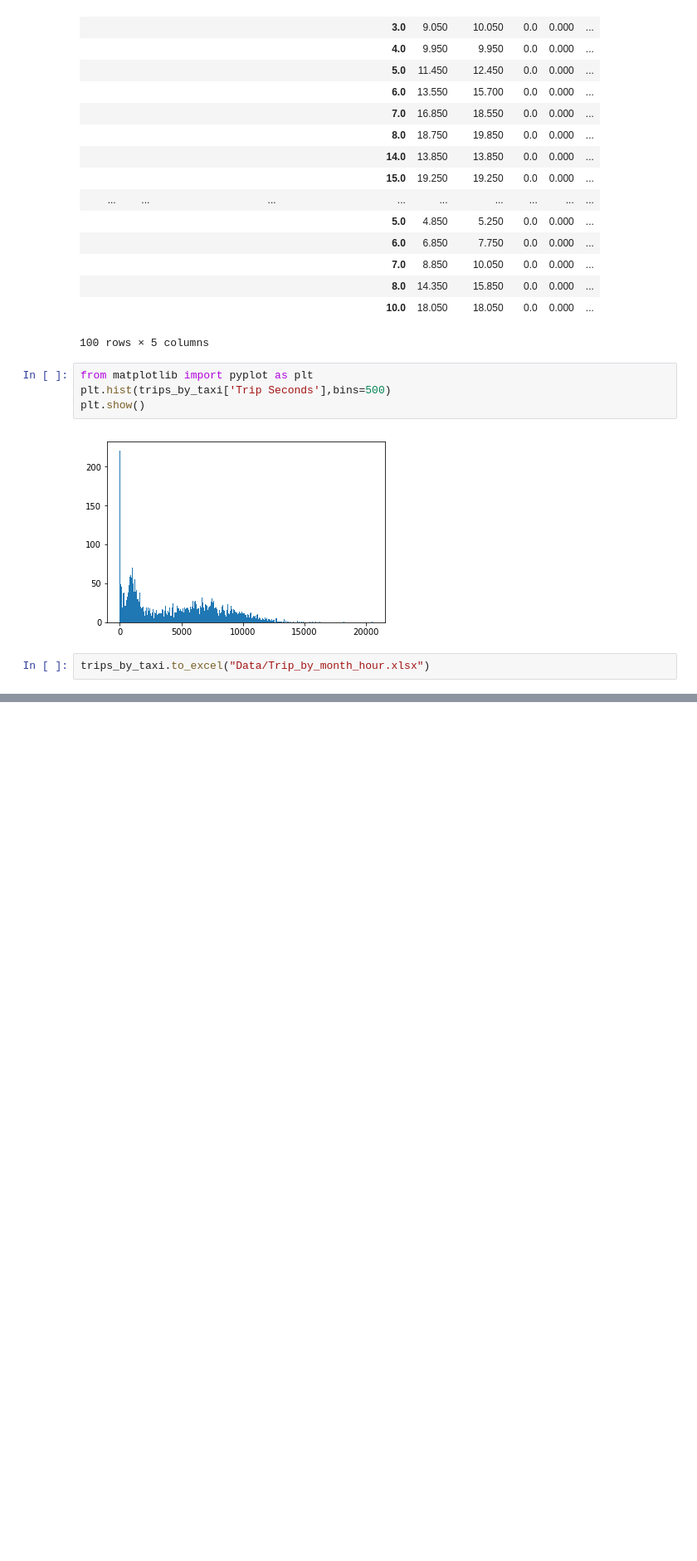
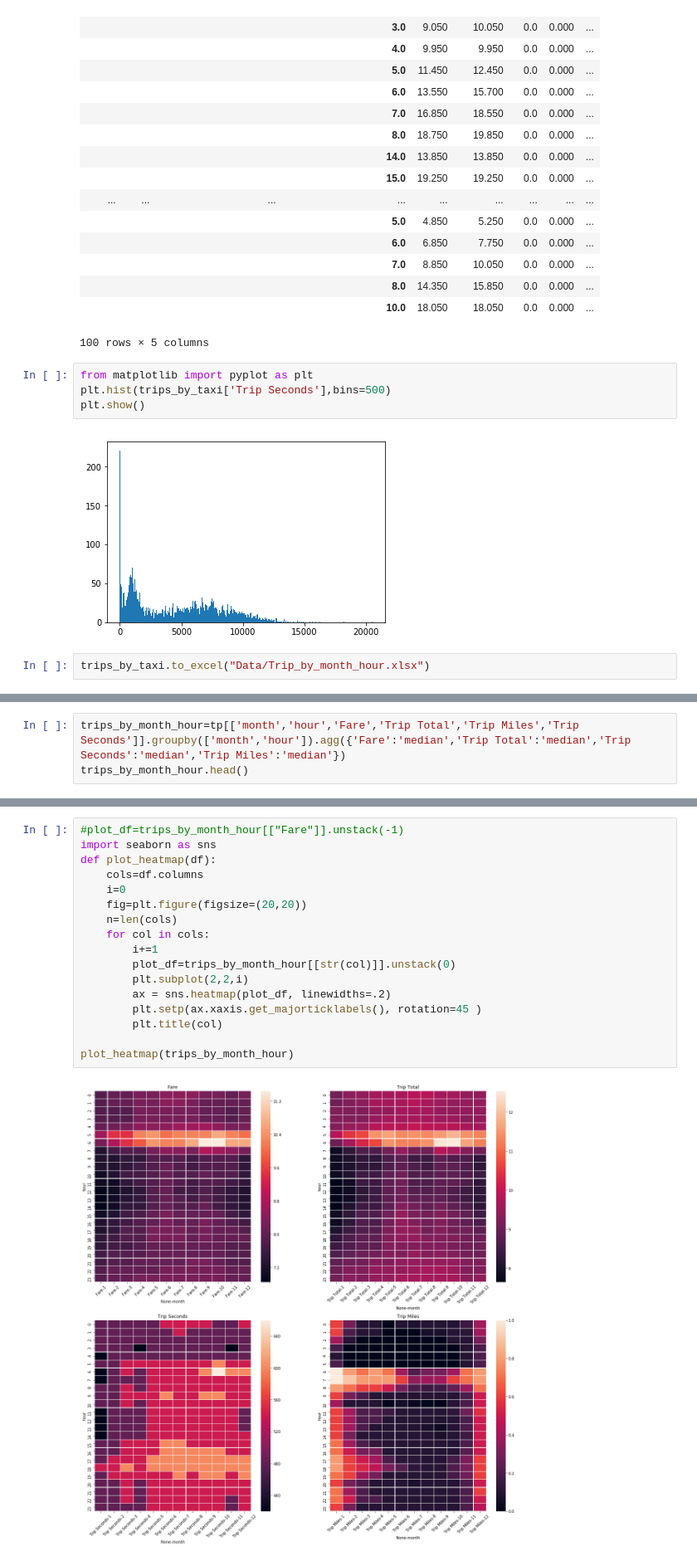
Before and after one commit to vineetgarg93/Chi-Town-Analytica, a Jupyter notebook: Analysis.ipynb, the cells around one changed output, grey strips where cells are left out. Shown at 83% size. Saved outputs shown, nothing was run; the diff lists cells and outputs as text; blank space fills up the shorter version.

Commit message:
Some graphs

```diff
--- a/Analysis.ipynb
+++ b/Analysis.ipynb
@@ -58,0 +72,3 @@ trips_by_taxi.to_excel("Data/Trip_by_month_hour.xlsx")
+# %%
+trips_by_month_hour=tp[['month','hour','Fare','Trip Total','Trip Miles','Trip Seconds']].groupby(['month','hour']).agg({'Fare':'median','Trip Total':'median','Trip Seconds':'median','Trip Miles':'median'})
+trips_by_month_hour.head()
@@ -58,0 +83,19 @@ trips_by_taxi.to_excel("Data/Trip_by_month_hour.xlsx")
+# %%
+#plot_df=trips_by_month_hour[["Fare"]].unstack(-1)
+import seaborn as sns
+def plot_heatmap(df):
+    cols=df.columns
+    i=0
+    fig=plt.figure(figsize=(20,20))
+    n=len(cols)
+    for col in cols:
+        i+=1
+        plot_df=trips_by_month_hour[[str(col)]].unstack(0)
+        plt.subplot(2,2,i)
+        ax = sns.heatmap(plot_df, linewidths=.2)
+        plt.setp(ax.xaxis.get_majorticklabels(), rotation=45 )
+        plt.title(col)
+
+plot_heatmap(trips_by_month_hour)
+# %% [output]
+[figure, added]
```
Also changed, not shown: parts of 5 cells of this notebook.
